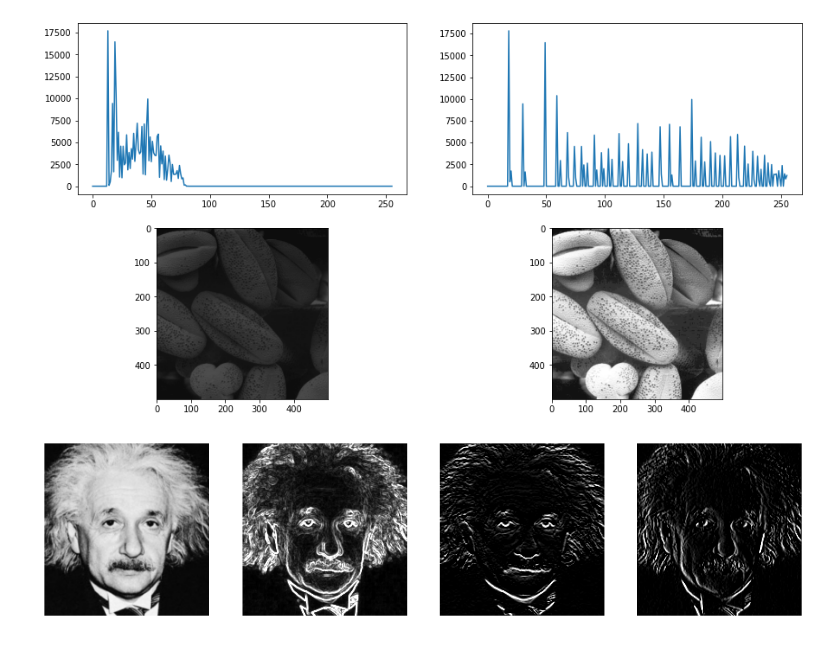
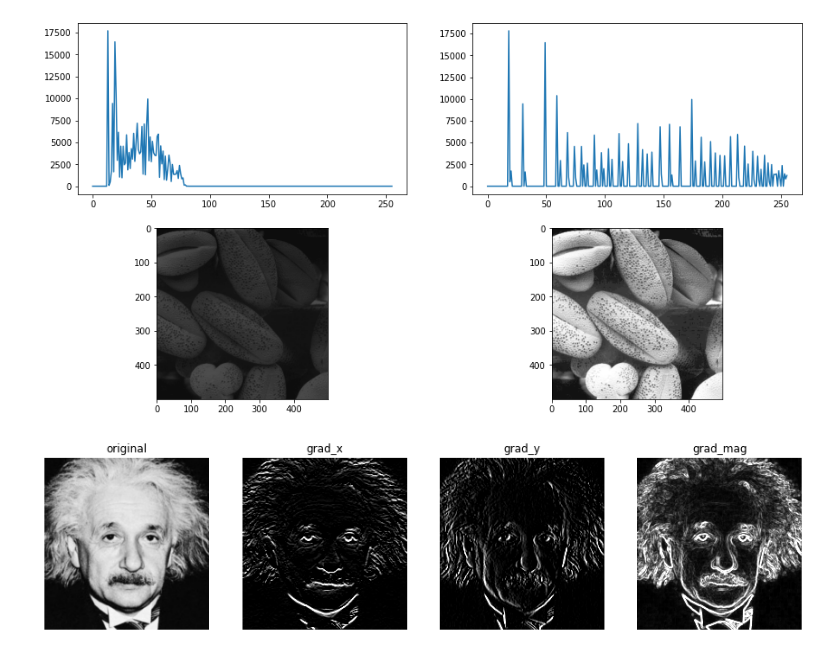
Before and after one commit to KCSAbeywickrama/EN2550-Excercises, a Jupyter notebook: Assignment_01/190018V_Ex0.ipynb, the cells around one changed output. Cells and saved outputs as stored; diff of their text form; code cells hidden in the pictures.

```diff
--- a/Assignment_01/190018V_Ex0.ipynb
+++ b/Assignment_01/190018V_Ex0.ipynb
@@ -160,28 +143,32 @@ ax[1][1].imshow(g,cmap='gray', vmin=0, vmax=255)
 # %%
 # 6 (a)
 
 f=cv.imread('einstein.png',cv.IMREAD_GRAYSCALE).astype(np.float32)
 assert f is not None
 
 sobel_v=np.array([[-1,-2,-1],[0,0,0],[1,2,1]],
 dtype=np.float32)
 
 f_x=cv.filter2D(f,-1,sobel_v)
 
 sobel_h=np.array([[-1,0,1],[-2,0,2],[-1,0,1]],
 dtype=np.float32)
 
 f_y=cv.filter2D(f,-1,sobel_h)
 
 grad_mag=np.sqrt(f_x**2+f_y**2)
 
 fig,ax=plt.subplots(1,4,figsize=(15,8))
 
 ax[0].imshow(f,cmap='gray', vmin=0, vmax=255)
-ax[1].imshow(grad_mag,cmap='gray', vmin=0, vmax=255)
-ax[2].imshow(f_x,cmap='gray', vmin=0, vmax=255)
-ax[3].imshow(f_y,cmap='gray', vmin=0, vmax=255)
+ax[0].set_title('original')
+ax[1].imshow(f_x,cmap='gray', vmin=0, vmax=255)
+ax[1].set_title('grad_x')
+ax[2].imshow(f_y,cmap='gray', vmin=0, vmax=255)
+ax[2].set_title('grad_y')
+ax[3].imshow(grad_mag,cmap='gray', vmin=0, vmax=255)
+ax[3].set_title('grad_mag')
 
 for axi in ax.ravel(): axi.axis('off')
 # %% [output]
-[figure, old version]
+[figure, new version]
```
Also changed, not shown: parts of 2 cells of this notebook.
